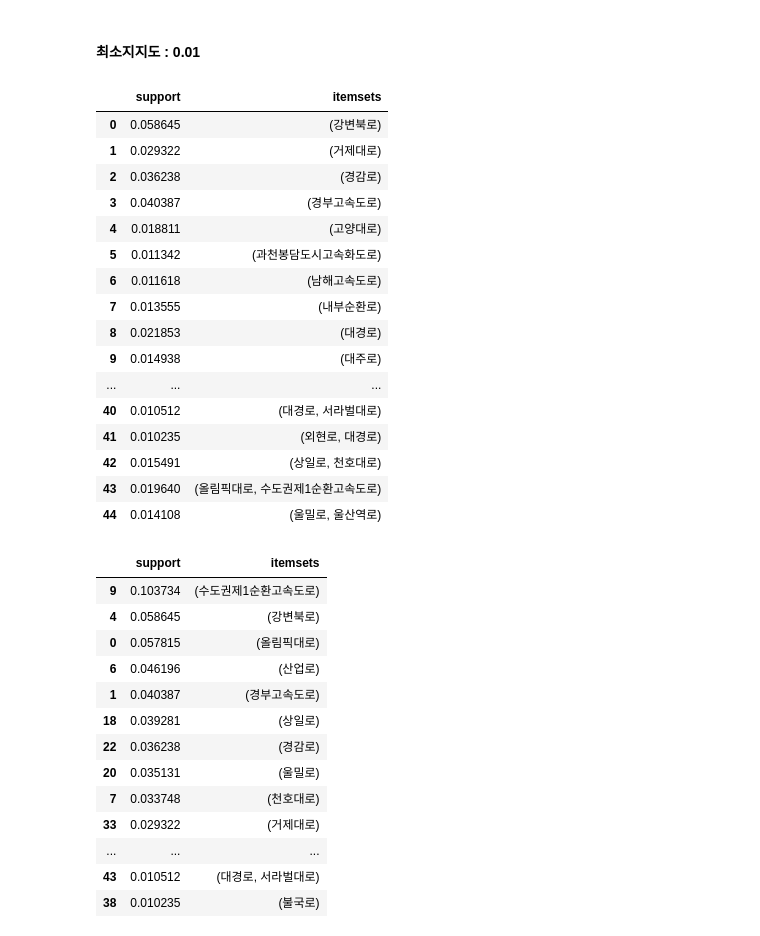
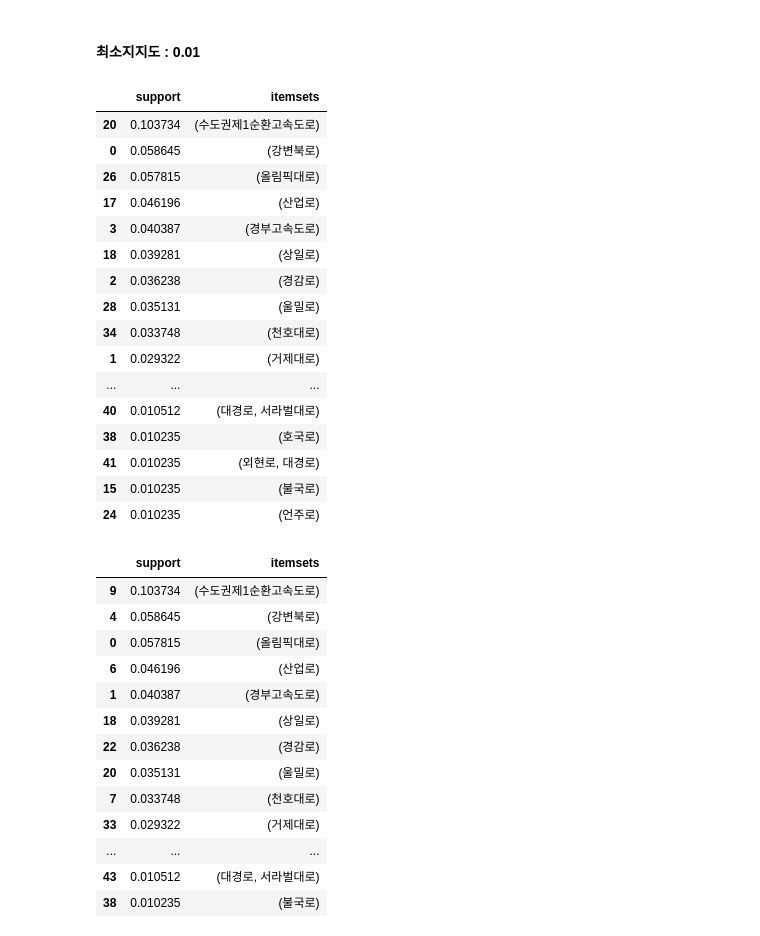
Before and after one commit to iterat1on/Realtime_abnomal_driving_detection, a Jupyter notebook: 공유자동차.ipynb, the cells around one changed output. Saved outputs shown, nothing was run; the diff lists cells and outputs as text; code cells hidden in the pictures.

```diff
--- a/공유자동차.ipynb
+++ b/공유자동차.ipynb
@@ -615,4 +615,4 @@ array([[False, False, False, ..., False, False, False],
 # %% [markdown]
 ### 원핫인코딩
 # %%
-df = pd.DataFrame(te_result, columns=te.columns_)
+df_2 = pd.DataFrame(te_result, columns=te.columns_)
@@ -635,27 +635,27 @@ df
 # %% [markdown]
 #### 최소지지도 : 0.01
 # %%
-frequent_itemsets = apriori(df, min_support=0.01, use_colnames=True)
+frequent_itemsets = apriori(df_2, min_support=0.01, use_colnames=True)
-# %%
-frequent_itemsets
-# %% [output]
-|  | support | itemsets |
-| 0 | 0.058645 | (강변북로) |
-| 1 | 0.029322 | (거제대로) |
-| 2 | 0.036238 | (경감로) |
-| 3 | 0.040387 | (경부고속도로) |
-| 4 | 0.018811 | (고양대로) |
-| 5 | 0.011342 | (과천봉담도시고속화도로) |
-| 6 | 0.011618 | (남해고속도로) |
-| 7 | 0.013555 | (내부순환로) |
-| 8 | 0.021853 | (대경로) |
-| 9 | 0.014938 | (대주로) |
-| ... | ... | ... |
-| 40 | 0.010512 | (대경로, 서라벌대로) |
-| 41 | 0.010235 | (외현로, 대경로) |
-| 42 | 0.015491 | (상일로, 천호대로) |
-| 43 | 0.019640 | (올림픽대로, 수도권제1순환고속도로) |
-| 44 | 0.014108 | (울밀로, 울산역로) |
+# %%
+frequent_itemsets.sort_values('support', ascending= False)
+# %% [output]
+|  | support | itemsets |
+| 20 | 0.103734 | (수도권제1순환고속도로) |
+| 0 | 0.058645 | (강변북로) |
+| 26 | 0.057815 | (올림픽대로) |
+| 17 | 0.046196 | (산업로) |
+| 3 | 0.040387 | (경부고속도로) |
+| 18 | 0.039281 | (상일로) |
+| 2 | 0.036238 | (경감로) |
+| 28 | 0.035131 | (울밀로) |
+| 34 | 0.033748 | (천호대로) |
+| 1 | 0.029322 | (거제대로) |
+| ... | ... | ... |
+| 40 | 0.010512 | (대경로, 서라벌대로) |
+| 38 | 0.010235 | (호국로) |
+| 41 | 0.010235 | (외현로, 대경로) |
+| 15 | 0.010235 | (불국로) |
+| 24 | 0.010235 | (언주로) |
 # %%
 import mlxtend
 from mlxtend.frequent_patterns import fpgrowth
```
Also changed, not shown: parts of 18 cells of this notebook.
